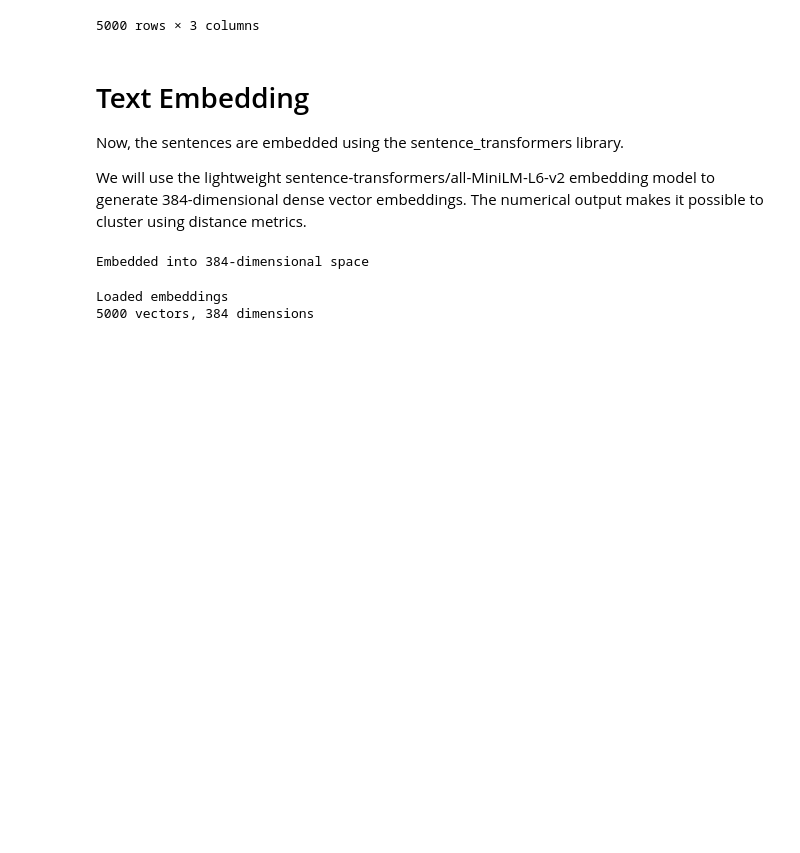
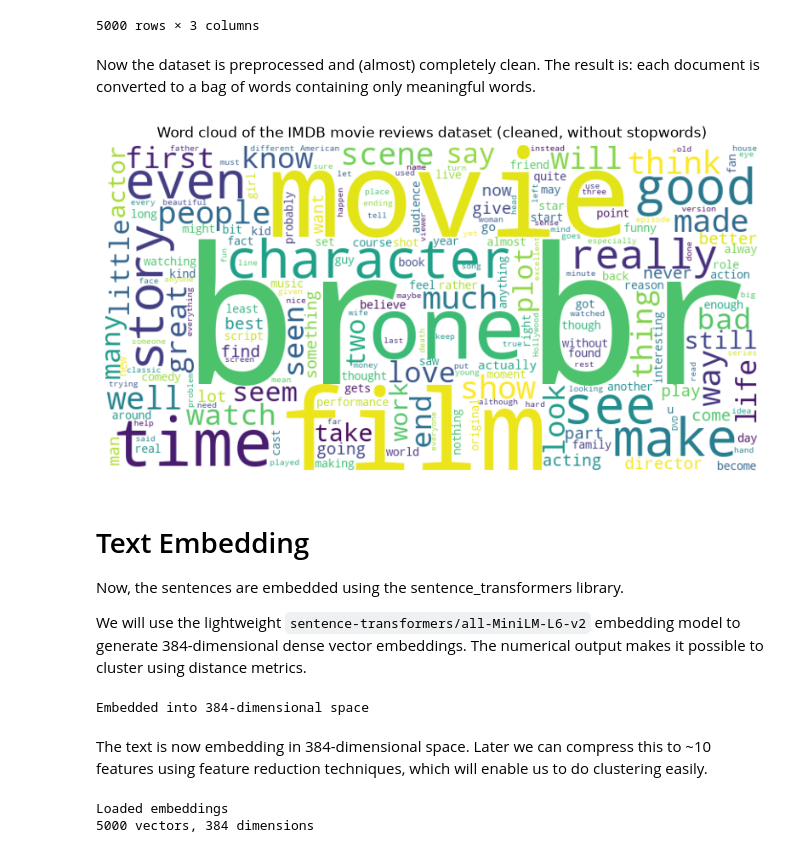
Before and after one commit to danielgg1/IMDB-Text-Clustering, a Jupyter notebook: report.ipynb, the cells around one changed output. Drawn from its saved outputs; the diff is of its cells as text; code cells hidden in the pictures; blank space fills up the shorter version.

Commit message:
add wordcloud

````diff
--- a/report.ipynb
+++ b/report.ipynb
@@ -136,11 +147,26 @@ df
 | 4998 | 9669_9 | 1 | read original play think would mu... |
 | 4999 | 11216_7 | 1 | story extremely uniqueits 2 pilot... |
 5000 rows × 3 columns
+# %% [markdown]
+Now the dataset is preprocessed and (almost) completely clean. The result is: each document is converted to a bag of words containing only meaningful words.
+# %%
+# Creating a wordcloud of the entire dataset
+text = " ".join(df["review"].astype(str).tolist())
+
+wordcloud = WordCloud(width = 800, height = 400, background_color='white').generate(text)
+
+plt.figure(figsize=(10, 5))
+plt.imshow(wordcloud, interpolation='bilinear')
+plt.axis('off')
+plt.title("Word cloud of the IMDB movie reviews dataset (cleaned, without stopwords)")
+plt.show()
+# %% [output]
+[figure, added]
 # %% [markdown]
 # Text Embedding
 Now, the sentences are embedded using the sentence_transformers library.
 
-We will use the lightweight sentence-transformers/all-MiniLM-L6-v2 embedding model to generate 384-dimensional dense vector embeddings. The numerical output makes it possible to cluster using distance metrics.
+We will use the lightweight ```sentence-transformers/all-MiniLM-L6-v2``` embedding model to generate 384-dimensional dense vector embeddings. The numerical output makes it possible to cluster using distance metrics.
 # %%
 # Using sentence-transformers/all-MiniLM-L6-v2
 model_id = "sentence-transformers/all-MiniLM-L6-v2"
@@ -155,6 +181,8 @@ embeddings = model.encode(list(df["review"]))
 print(f"Embedded into {len(embeddings[0])}-dimensional space")
 # %% [output]
 Embedded into 384-dimensional space
+# %% [markdown]
+The text is now embedding in 384-dimensional space. Later we can compress this to ~10 features using feature reduction techniques, which will enable us to do clustering easily.
 # %%
 # Pickling the embeddings (to quickly open them in new sessions)
 pickle.dump(embeddings, open('embeddings.pkl', 'wb'))
````
Also changed, not shown: parts of 4 cells of this notebook.
